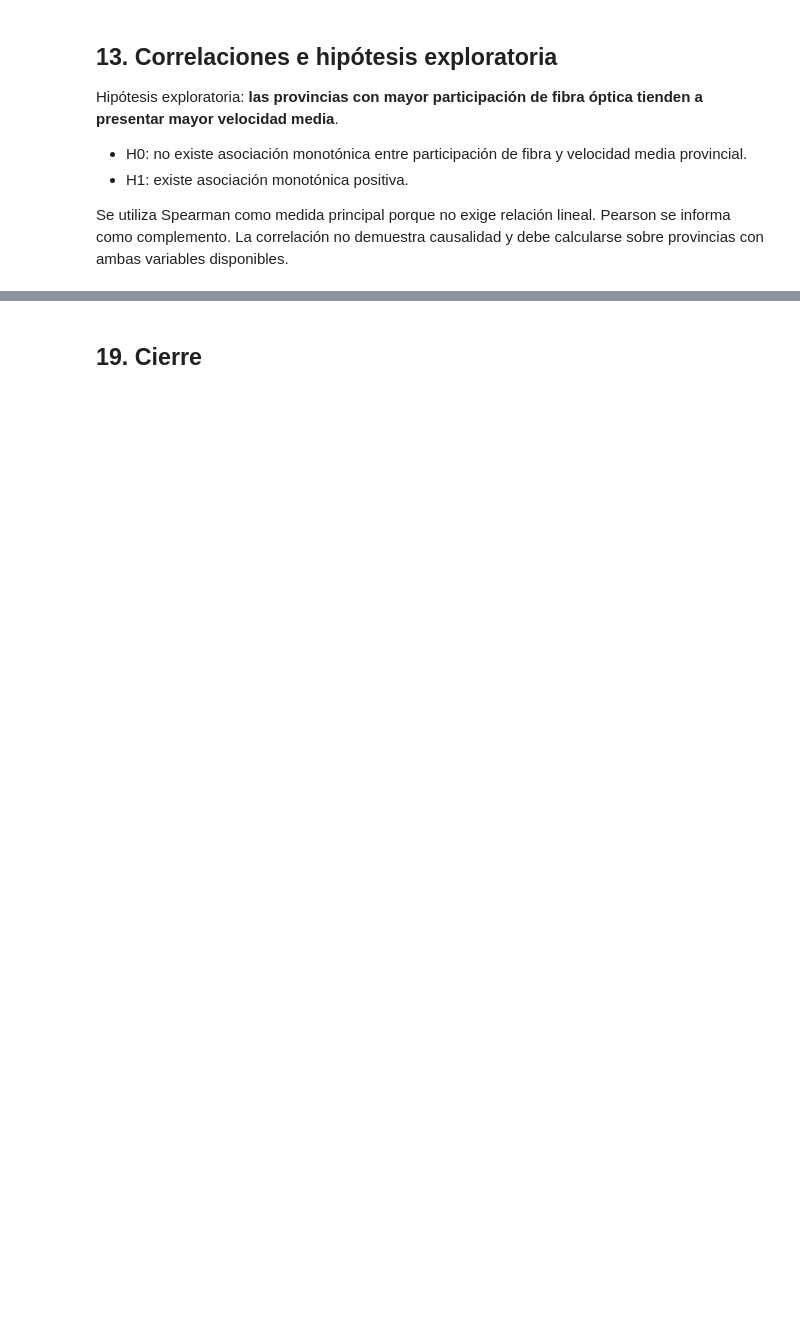
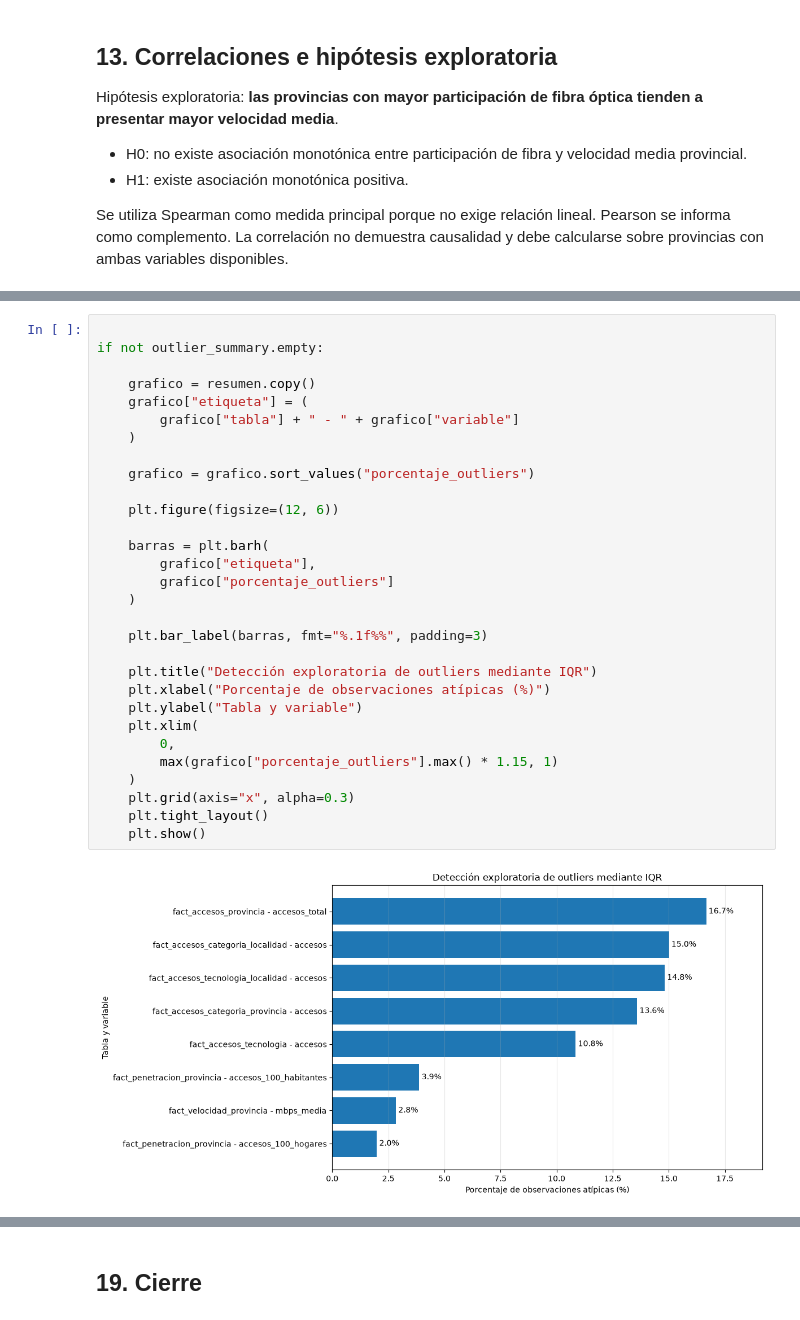
Before and after one commit to MatiasSilvaIslas/tp-analisis-de-datos-1, a Jupyter notebook: notebooks/02_EDA_conectividad_fija_v2.ipynb, the cells around one changed output, grey strips where cells are left out. Drawn from its saved outputs; the diff is of its cells as text; blank space fills up the shorter version.

```diff
--- a/notebooks/02_EDA_conectividad_fija_v2.ipynb
+++ b/notebooks/02_EDA_conectividad_fija_v2.ipynb
@@ -619,0 +1798,32 @@ display(outlier_details.head(20))
+# %%
+
+if not outlier_summary.empty:
+
+    grafico = resumen.copy()
+    grafico["etiqueta"] = (
+        grafico["tabla"] + " - " + grafico["variable"]
+    )
+
+    grafico = grafico.sort_values("porcentaje_outliers")
+
+    plt.figure(figsize=(12, 6))
+
+    barras = plt.barh(
+        grafico["etiqueta"],
+        grafico["porcentaje_outliers"]
+    )
+
+    plt.bar_label(barras, fmt="%.1f%%", padding=3)
+
+    plt.title("Detección exploratoria de outliers mediante IQR")
+    plt.xlabel("Porcentaje de observaciones atípicas (%)")
+    plt.ylabel("Tabla y variable")
+    plt.xlim(
+        0,
+        max(grafico["porcentaje_outliers"].max() * 1.15, 1)
+    )
+    plt.grid(axis="x", alpha=0.3)
+    plt.tight_layout()
+    plt.show()
+# %% [output]
+[figure, added]
```
Also changed, not shown: parts of 51 cells of this notebook, 3 other files.
